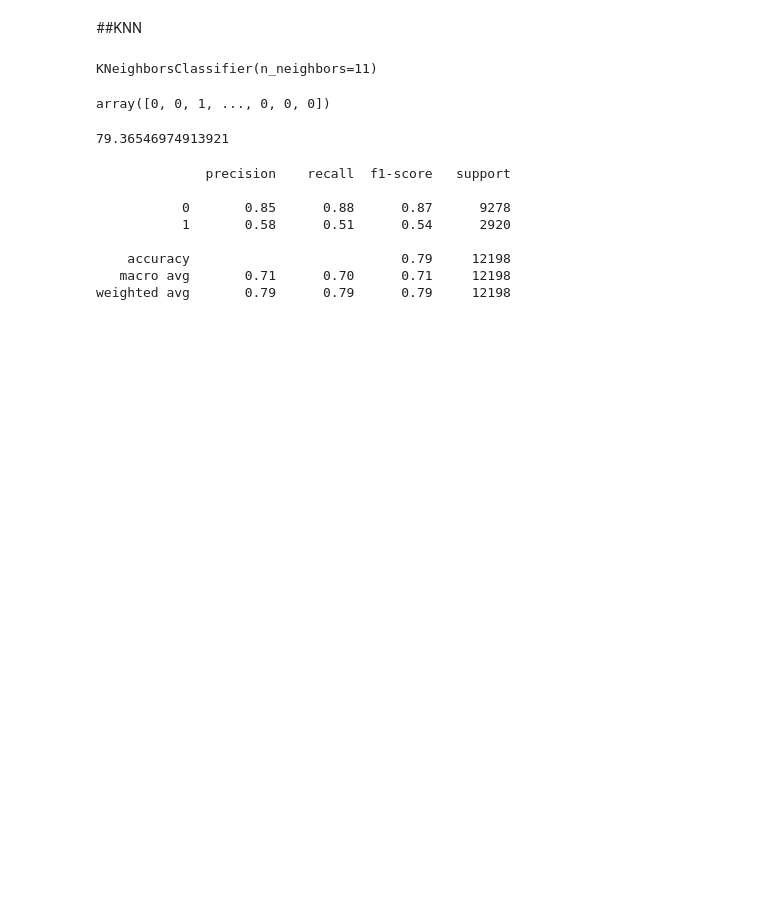
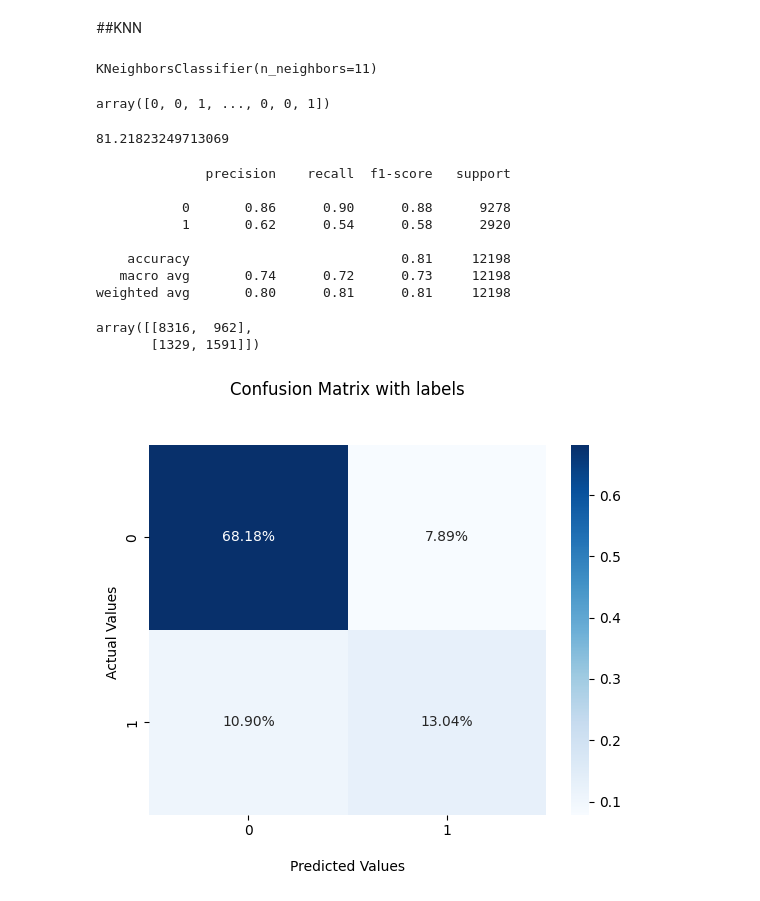
Before and after one commit to kleintjesk/Adult-Income, a Jupyter notebook: Project_2_Part_4(Core)_Kleintjes.ipynb, the cells around one changed output. Drawn from its saved outputs; the diff is of its cells as text; code cells hidden in the pictures; blank space fills up the shorter version.

```diff
--- a/Project_2_Part_4(Core)_Kleintjes.ipynb
+++ b/Project_2_Part_4(Core)_Kleintjes.ipynb
@@ -722,26 +698,42 @@ Test ROC AUC: 0.78
 # %%
 knn = KNeighborsClassifier(n_neighbors=11)
 # %%
-knn.fit(X_train, y_train)
+knn.fit(X_train_scaled, y_train)
 # %% [output]
 KNeighborsClassifier(n_neighbors=11)
 # %%
-predict = knn.predict(X_test)
+predict = knn.predict(X_test_scaled)
 predict
 # %% [output]
-array([0, 0, 1, ..., 0, 0, 0])
+array([0, 0, 1, ..., 0, 0, 1])
 # %%
-knn.score(X_test, y_test)*100
+knn.score(X_test_scaled, y_test)*100
 # %% [output]
-79.36546974913921
+81.21823249713069
 # %%
 print(classification_report(y_test, predict))
 # %% [output]
               precision    recall  f1-score   support
 
-           0       0.85      0.88      0.87      9278
-           1       0.58      0.51      0.54      2920
+           0       0.86      0.90      0.88      9278
+           1       0.62      0.54      0.58      2920
 
-    accuracy                           0.79     12198
-   macro avg       0.71      0.70      0.71     12198
-weighted avg       0.79      0.79      0.79     12198
+    accuracy                           0.81     12198
+   macro avg       0.74      0.72      0.73     12198
+weighted avg       0.80      0.81      0.81     12198
+# %%
+cm = confusion_matrix(y_test, predict)
+cm
+# %% [output]
+array([[8316,  962],
+       [1329, 1591]])
+# %%
+ax = sns.heatmap(cm/np.sum(cm), annot=True,  fmt='.2%', cmap='Blues')
+
+ax.set_title('Confusion Matrix with labels\n\n');
+ax.set_xlabel('\nPredicted Values')
+ax.set_ylabel('Actual Values ');
+
+plt.show()
+# %% [output]
+[figure, added]
```
Also changed, not shown: parts of 3 cells of this notebook.
